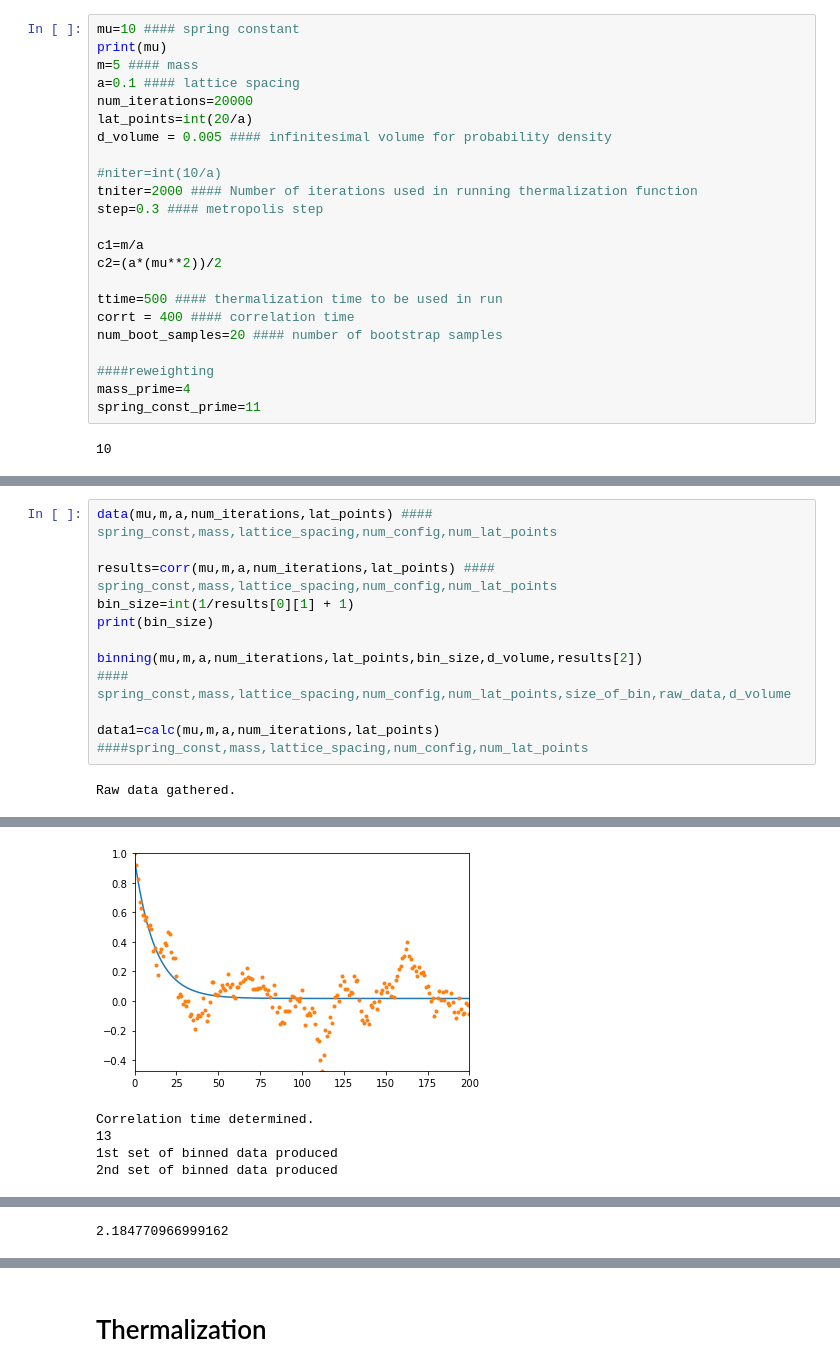
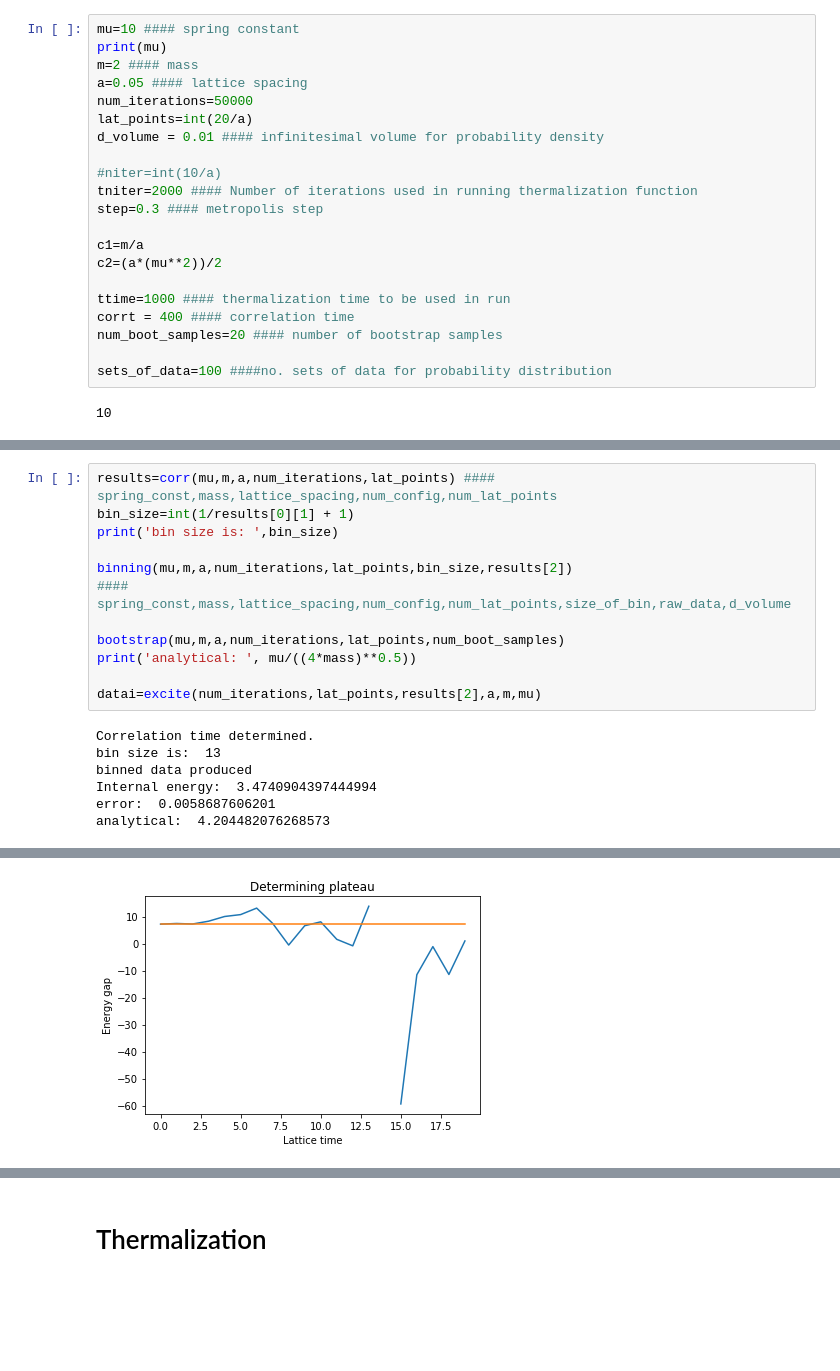
Before and after one commit to willrobs/ph353a3, a Jupyter notebook: Metropolis Algorithm.ipynb, the cells around one changed output, grey strips where cells are left out. Saved outputs shown, nothing was run; the diff lists cells and outputs as text; blank space fills up the shorter version.

Commit message:
Add files via upload
just checking reweighting

```diff
--- a/Metropolis Algorithm.ipynb
+++ b/Metropolis Algorithm.ipynb
@@ -533,11 +584,11 @@ def reweighting(spring_const,mass,lattice_spacing,num_config,num_lat_points,raw_
 # %%
 mu=10 #### spring constant
 print(mu)
-m=5 #### mass
-a=0.1 #### lattice spacing
-num_iterations=20000
+m=2 #### mass
+a=0.05 #### lattice spacing
+num_iterations=50000
 lat_points=int(20/a)
-d_volume = 0.005 #### infinitesimal volume for probability density
+d_volume = 0.01 #### infinitesimal volume for probability density
 
 #niter=int(10/a)
 tniter=2000 #### Number of iterations used in running thermalization function
@@ -546,12 +597,10 @@ step=0.3 #### metropolis step
 c1=m/a
 c2=(a*(mu**2))/2
 
-ttime=500 #### thermalization time to be used in run
+ttime=1000 #### thermalization time to be used in run
 corrt = 400 #### correlation time
 num_boot_samples=20 #### number of bootstrap samples
 
-####reweighting
-mass_prime=4
-spring_const_prime=11
+sets_of_data=100 ####no. sets of data for probability distribution
 # %% [output]
 10
@@ -558,13 +613,19 @@ spring_const_prime=11
 # %%
-data(mu,m,a,num_iterations,lat_points) #### spring_const,mass,lattice_spacing,num_config,num_lat_points
-
 results=corr(mu,m,a,num_iterations,lat_points) #### spring_const,mass,lattice_spacing,num_config,num_lat_points
 bin_size=int(1/results[0][1] + 1)
-print(bin_size)
+print('bin size is: ',bin_size)
 
-binning(mu,m,a,num_iterations,lat_points,bin_size,d_volume,results[2])
+binning(mu,m,a,num_iterations,lat_points,bin_size,results[2])
 #### spring_const,mass,lattice_spacing,num_config,num_lat_points,size_of_bin,raw_data,d_volume
 
-data1=calc(mu,m,a,num_iterations,lat_points) ####spring_const,mass,lattice_spacing,num_config,num_lat_points
+bootstrap(mu,m,a,num_iterations,lat_points,num_boot_samples)
+print('analytical: ', mu/((4*mass)**0.5))
+
+datai=excite(num_iterations,lat_points,results[2],a,m,mu)
 # %% [output]
-Raw data gathered.
+Correlation time determined.
+bin size is:  13
+binned data produced
+Internal energy:  3.4740904397444994
+error:  0.0058687606201
+analytical:  4.204482076268573
@@ -572,5 +633 @@ Raw data gathered.
-[figure, old version]
+[figure, new version]
-Correlation time determined.
-13
-1st set of binned data produced
-2nd set of binned data produced
@@ -579 +633,0 @@ Correlation time determined.
-2.184770966999162
```
Also changed, not shown: parts of 15 cells of this notebook.
